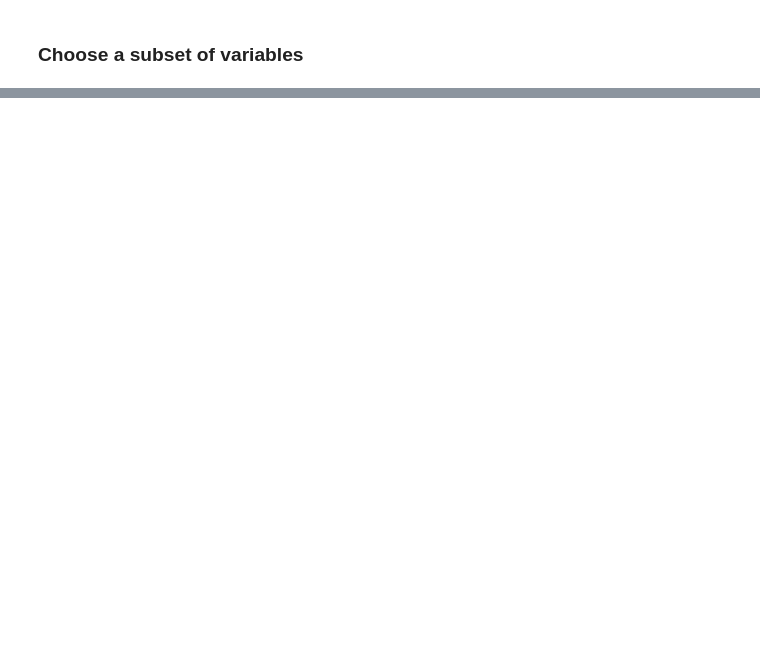
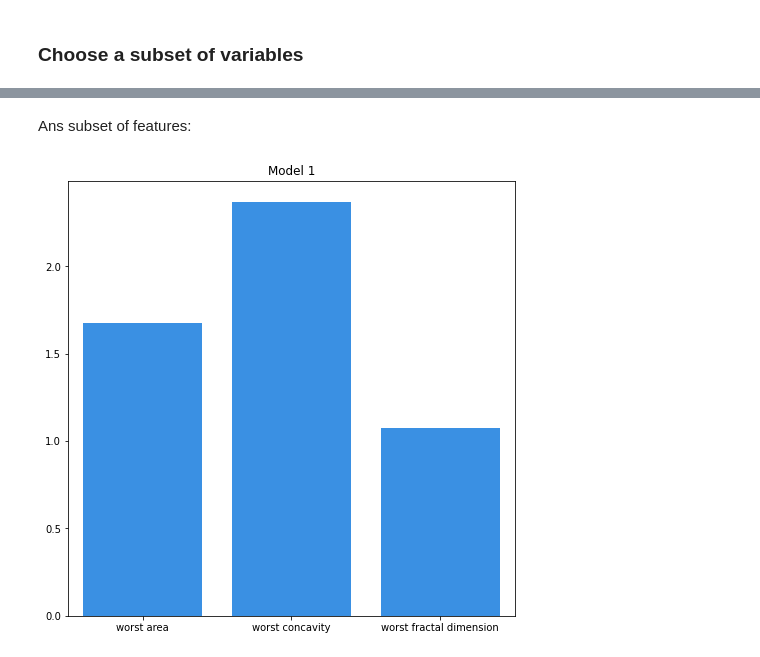
Before and after one commit to adrianstando/Research-Workshops-Rashomon-MIMIC-Machine-Learning, a Jupyter notebook: RashomonSetAnalyser/RashomonSetAnalyser_ver_1_0.ipynb, the cells around one changed output, grey strips where cells are left out. Saved outputs shown, nothing was run; the diff lists cells and outputs as text; code cells hidden in the pictures; blank space fills up the shorter version.

```diff
--- a/RashomonSetAnalyser/RashomonSetAnalyser_ver_1_0.ipynb
+++ b/RashomonSetAnalyser/RashomonSetAnalyser_ver_1_0.ipynb
@@ -179,0 +259,6 @@ rashomon.pdp_comparator_change_metric(metric = 'sum')
+# %% [markdown]
+Ans subset of features:
+# %%
+rashomon.show_results(model_names = ['Model 1'], features = ['worst fractal dimension', 'worst concavity', 'worst area'], xlabels = True)
+# %% [output]
+[figure, added]
```
Also changed, not shown: parts of 37 cells of this notebook, 1 other file.
